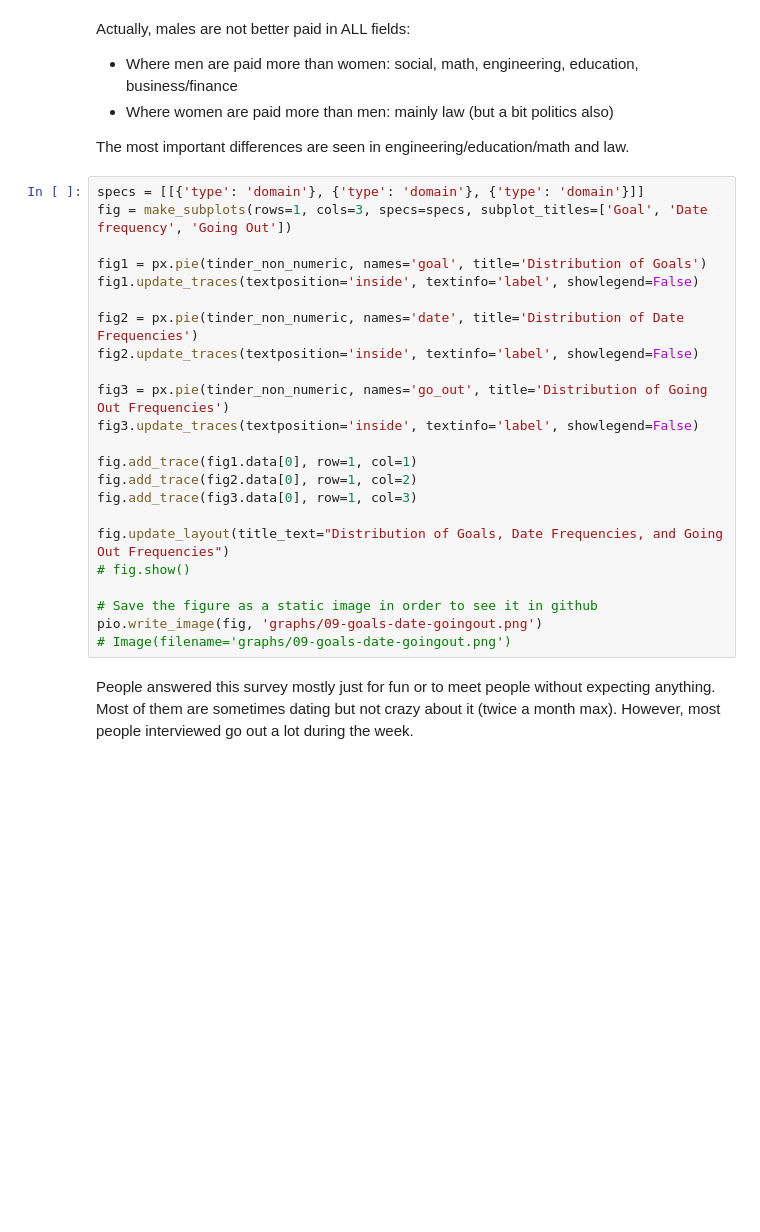
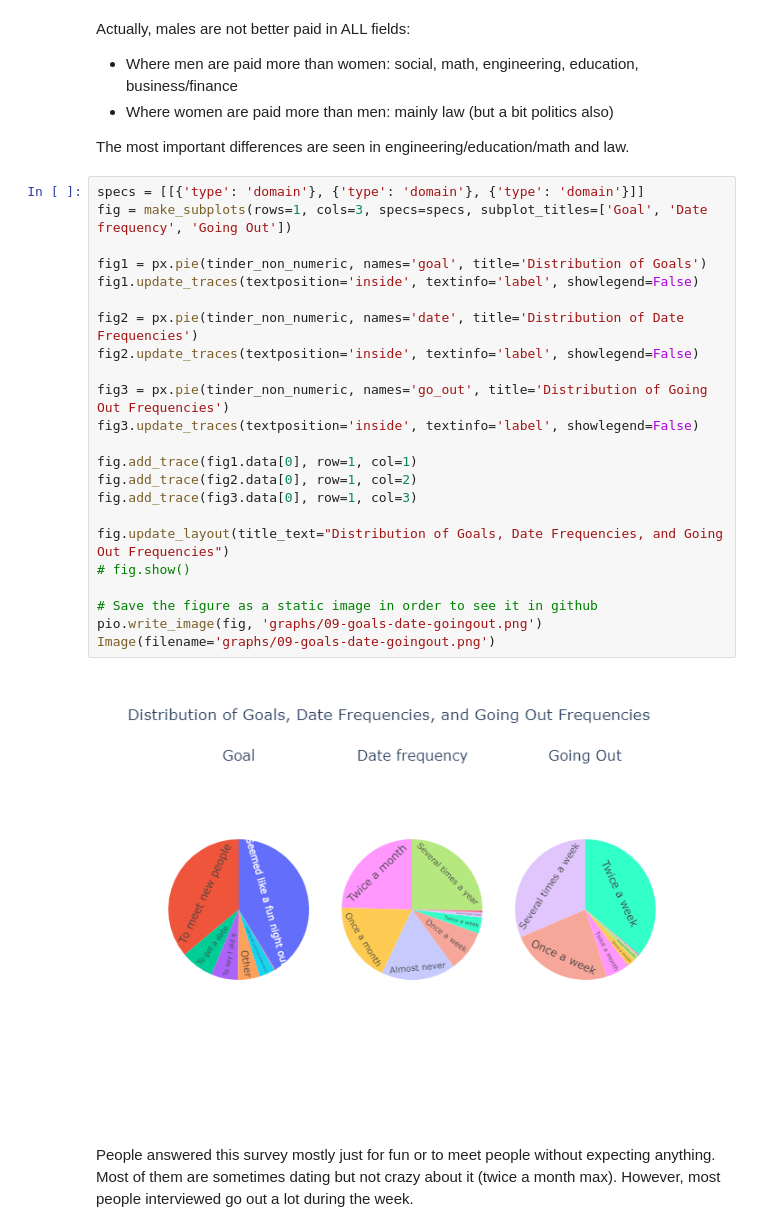
Before and after one commit to elodiesune/Bloc_2_PROJECT_Tinder, a Jupyter notebook: main.ipynb, the cells around one changed output. Cells and saved outputs as stored; diff of their text form; blank space fills up the shorter version.

```diff
--- a/main.ipynb
+++ b/main.ipynb
@@ -311,26 +321,28 @@ The most important differences are seen in engineering/education/math and law.
 # %%
 specs = [[{'type': 'domain'}, {'type': 'domain'}, {'type': 'domain'}]]
 fig = make_subplots(rows=1, cols=3, specs=specs, subplot_titles=['Goal', 'Date frequency', 'Going Out'])
 
 fig1 = px.pie(tinder_non_numeric, names='goal', title='Distribution of Goals')
 fig1.update_traces(textposition='inside', textinfo='label', showlegend=False)
 
 fig2 = px.pie(tinder_non_numeric, names='date', title='Distribution of Date Frequencies')
 fig2.update_traces(textposition='inside', textinfo='label', showlegend=False)
 
 fig3 = px.pie(tinder_non_numeric, names='go_out', title='Distribution of Going Out Frequencies')
 fig3.update_traces(textposition='inside', textinfo='label', showlegend=False)
 
 fig.add_trace(fig1.data[0], row=1, col=1)
 fig.add_trace(fig2.data[0], row=1, col=2)
 fig.add_trace(fig3.data[0], row=1, col=3)
 
 fig.update_layout(title_text="Distribution of Goals, Date Frequencies, and Going Out Frequencies")
 # fig.show()
 
 # Save the figure as a static image in order to see it in github
 pio.write_image(fig, 'graphs/09-goals-date-goingout.png')
-# Image(filename='graphs/09-goals-date-goingout.png')
+Image(filename='graphs/09-goals-date-goingout.png')
+# %% [output]
+[figure, added]
 # %% [markdown]
 People answered this survey mostly just for fun or to meet people without expecting anything. Most of them are sometimes dating but not crazy about it (twice a month max). However, most people interviewed go out a lot during the week.
 # %% [markdown]
```
Also changed, not shown: parts of 12 cells of this notebook.
